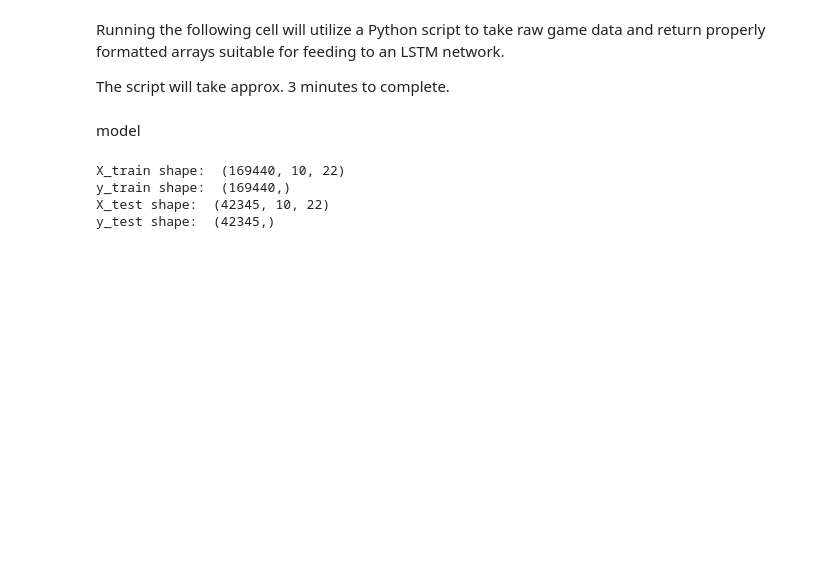
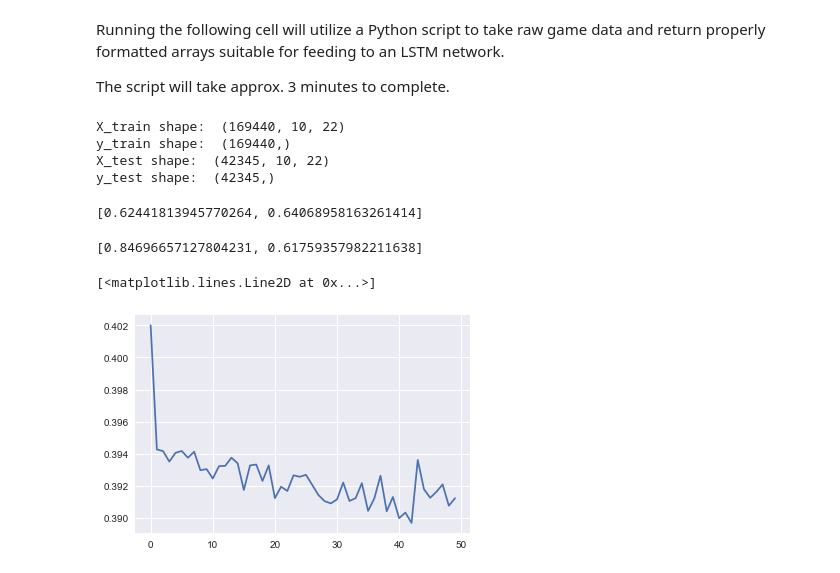
Before and after one commit to MPhillips55/Capstone_Project_2_League_of_Legends, a Jupyter notebook: Machine_Learning/LSTM_NN_to_predict_lol.ipynb, the cells around one changed output. Saved outputs shown, nothing was run; the diff lists cells and outputs as text; code cells hidden in the pictures; blank space fills up the shorter version.

```diff
--- a/Machine_Learning/LSTM_NN_to_predict_lol.ipynb
+++ b/Machine_Learning/LSTM_NN_to_predict_lol.ipynb
@@ -14,8 +30,6 @@ Using TensorFlow backend.
 Running the following cell will utilize a Python script to take raw game data and return properly formatted arrays suitable for feeding to an LSTM network.
 
 The script will take approx. 3 minutes to complete.
-# %% [markdown]
-model
 # %%
 %run data_formatting.py
 # %% [output]
@@ -23,3 +37,40 @@ X_train shape:  (169440, 10, 22)
 y_train shape:  (169440,)
 X_test shape:  (42345, 10, 22)
 y_test shape:  (42345,)
+# %%
+model = Sequential()
+model.add(Dense(50,batch_input_shape=(4705, X_train[:-64].shape[1],X_train[:-64].shape[2]),
+               kernel_constraint=maxnorm(1)))
+model.add(Dropout(0.2))
+model.add(LSTM(45, stateful=True))
+model.add(Dense(1,activation='sigmoid'))
+model.compile(loss='binary_crossentropy',
+         optimizer='rmsprop',
+         metrics=['accuracy'])
+
+for i in range(55):
+    model.fit(X_train[:-64], y_train[:-64], batch_size=4705,shuffle=False, epochs=1,verbose=0)
+    model.reset_states()
+# %%
+score = model.evaluate(X_test[:-31], y_test[:-31], verbose=0,batch_size=4705)
+score
+# %% [output]
+[0.62441813945770264, 0.64068958163261414]
+# %%
+loss = []
+acc = []
+for i in range(50):
+    history = model.fit(X_train[:-64], y_train[:-64], batch_size=4705,shuffle=False, epochs=1,verbose=0)
+    loss.append(history.history['loss'])
+    acc.append(history.history['acc'])
+    model.reset_states()
+# %%
+score = model.evaluate(X_test[:-31], y_test[:-31], verbose=0,batch_size=4705)
+score
+# %% [output]
+[0.84696657127804231, 0.61759357982211638]
+# %%
+plt.plot(loss)
+# %% [output]
+[<matplotlib.lines.Line2D at 0x...>]
+[figure, added]
```
Also changed, not shown: parts of 2 cells of this notebook.
